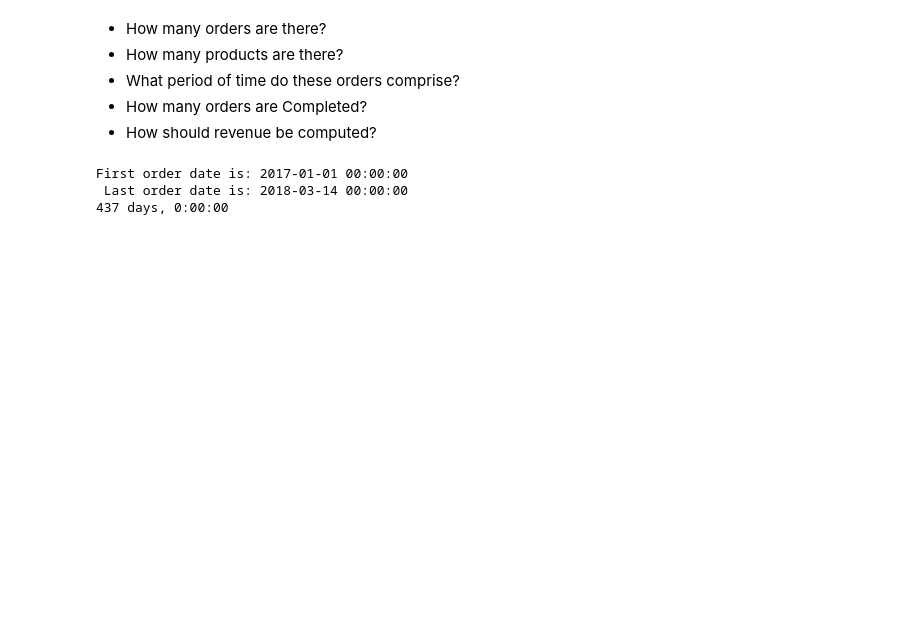
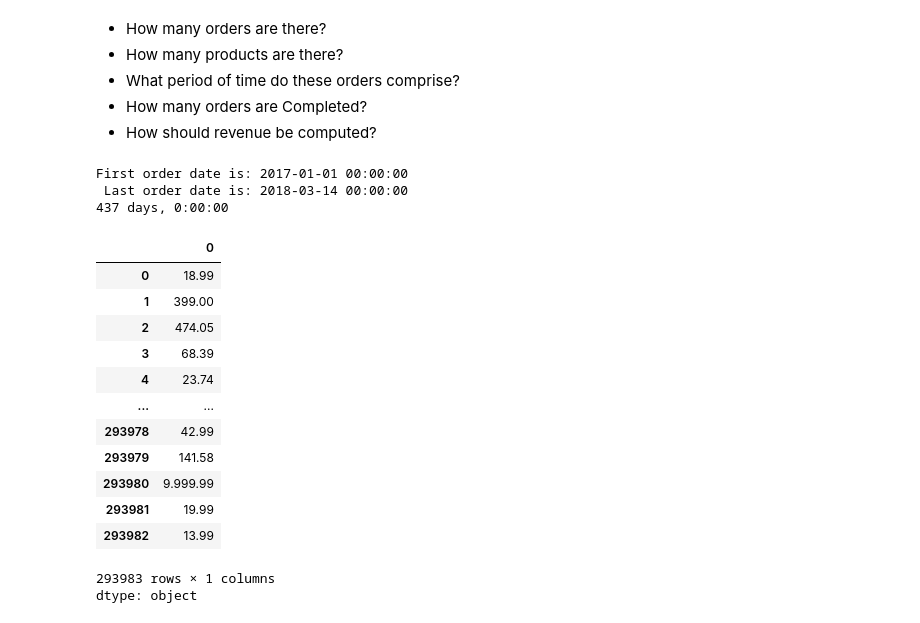
Before and after one commit to ShymaShameer/Eniac_project, a Jupyter notebook: Project_IDA.ipynb, the cells around one changed output. Saved outputs shown, nothing was run; the diff lists cells and outputs as text; code cells hidden in the pictures; blank space fills up the shorter version.

```diff
--- a/Project_IDA.ipynb
+++ b/Project_IDA.ipynb
@@ -505,3 +521,20 @@ First order date is: 2017-01-01 00:00:00
 orders_df.groupby("state")["order_id"].count()
 # %%
 # How should revenue be computed?
+Revenue = orderlines_df["product_quantity"]* orderlines_df["unit_price"]
+Revenue
+# %% [output]
+|  | 0 |
+| 0 | 18.99 |
+| 1 | 399.00 |
+| 2 | 474.05 |
+| 3 | 68.39 |
+| 4 | 23.74 |
+| ... | ... |
+| 293978 | 42.99 |
+| 293979 | 141.58 |
+| 293980 | 9.999.99 |
+| 293981 | 19.99 |
+| 293982 | 13.99 |
+293983 rows × 1 columns
+dtype: object
```
Also changed, not shown: parts of 18 cells of this notebook.
